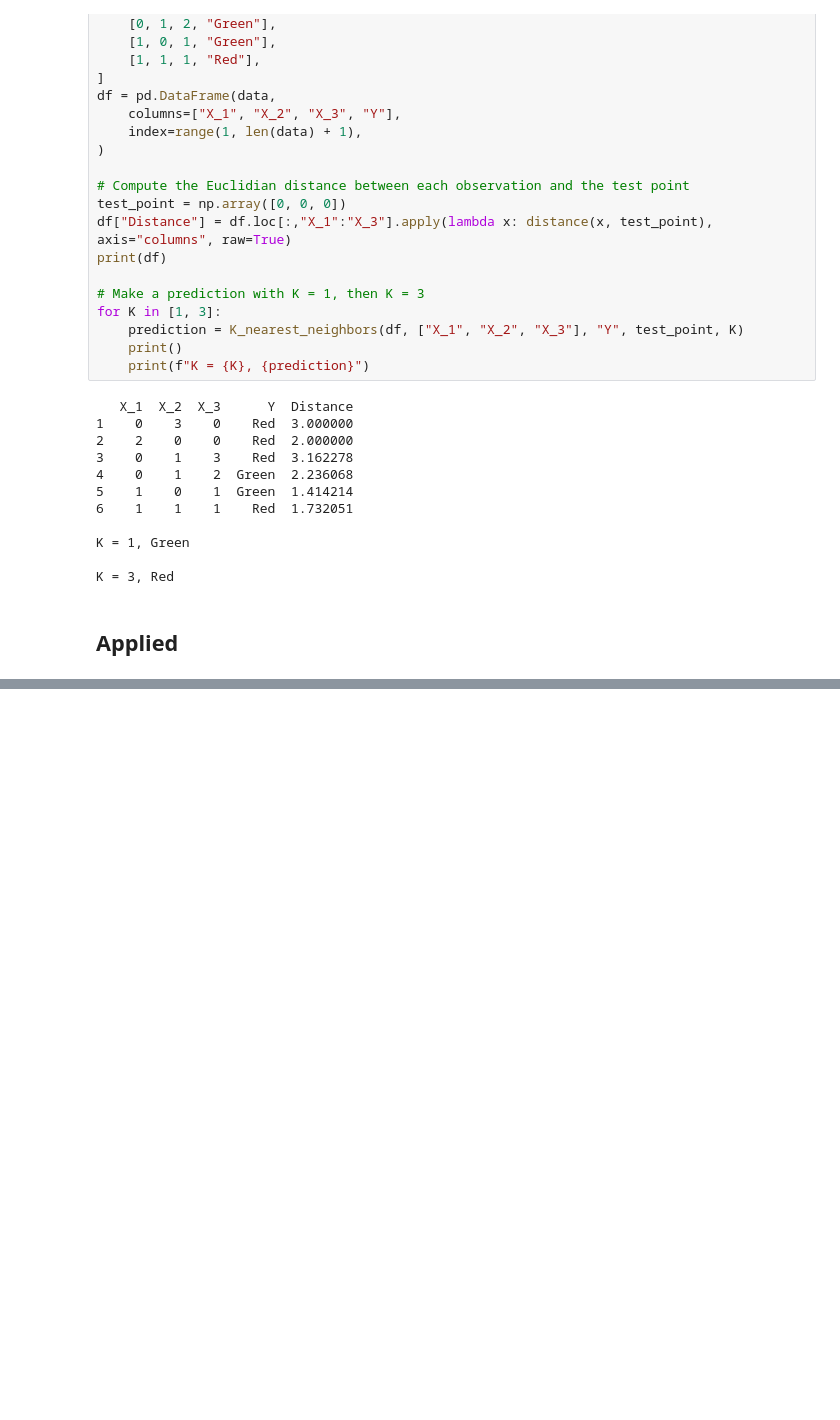
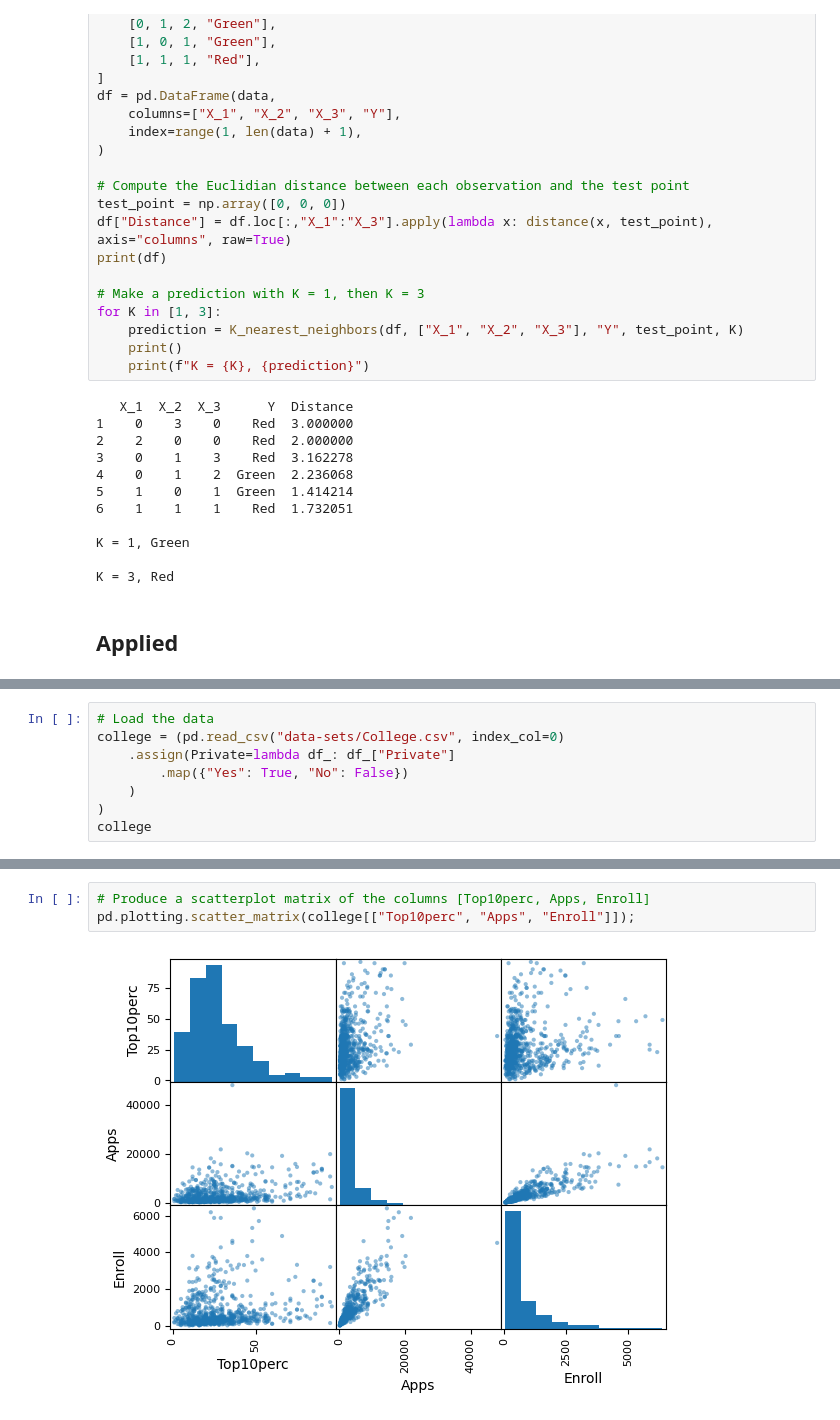
Before and after one commit to VinEdw/intro-statistical-learning, a Jupyter notebook: 2_statistical_learning.ipynb, the cells around one changed output, grey strips where cells are left out. Cells and saved outputs as stored; diff of their text form; blank space fills up the shorter version.

```diff
--- a/2_statistical_learning.ipynb
+++ b/2_statistical_learning.ipynb
@@ -223,0 +279,8 @@ K = 3, Red
+# %%
+# Load the data
+college = (pd.read_csv("data-sets/College.csv", index_col=0)
+    .assign(Private=lambda df_: df_["Private"]
+        .map({"Yes": True, "No": False})
+    )
+)
+college
@@ -223,0 +314,5 @@ K = 3, Red
+# %%
+# Produce a scatterplot matrix of the columns [Top10perc, Apps, Enroll]
+pd.plotting.scatter_matrix(college[["Top10perc", "Apps", "Enroll"]]);
+# %% [output]
+[figure, added]
```
Also changed, not shown: parts of 33 cells of this notebook.
